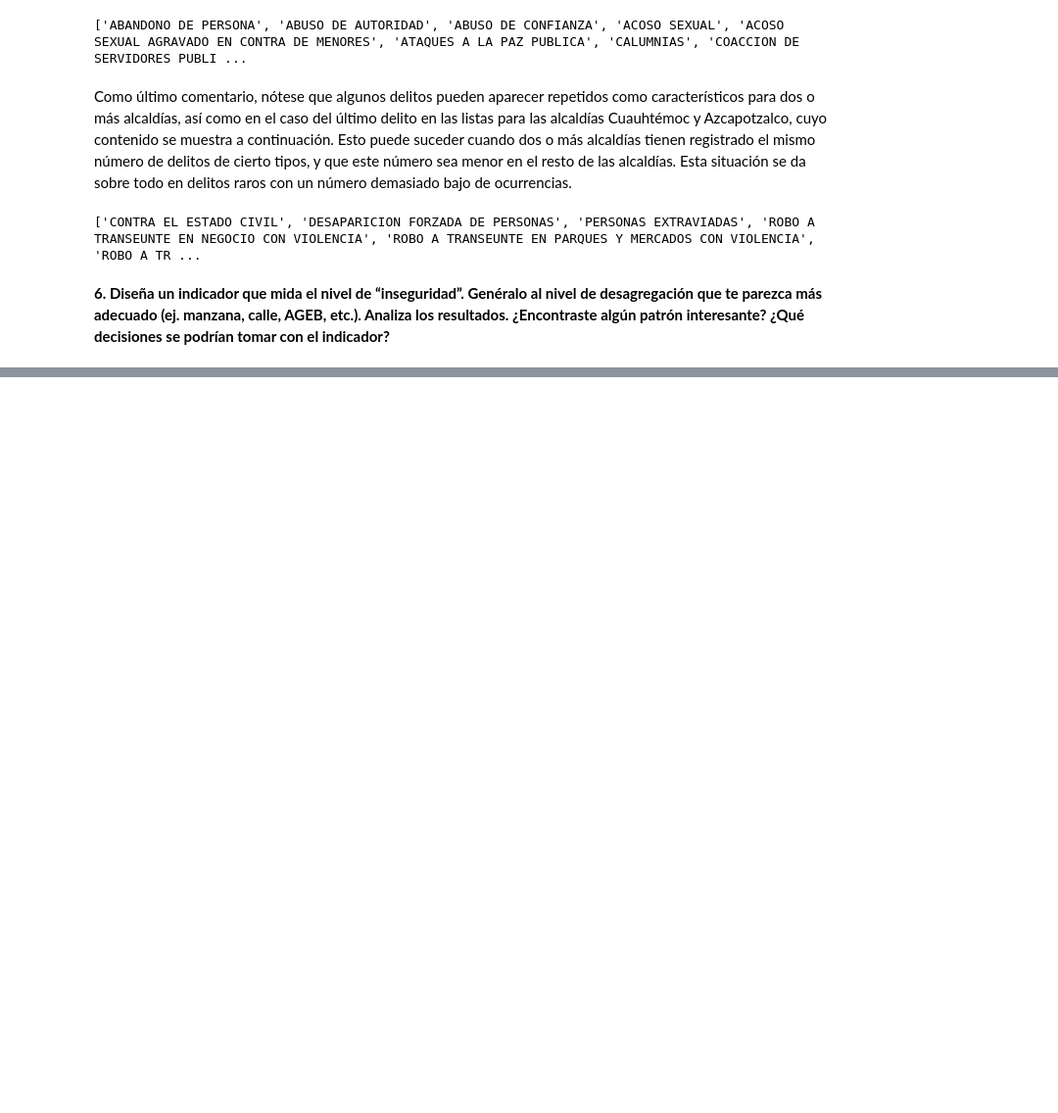
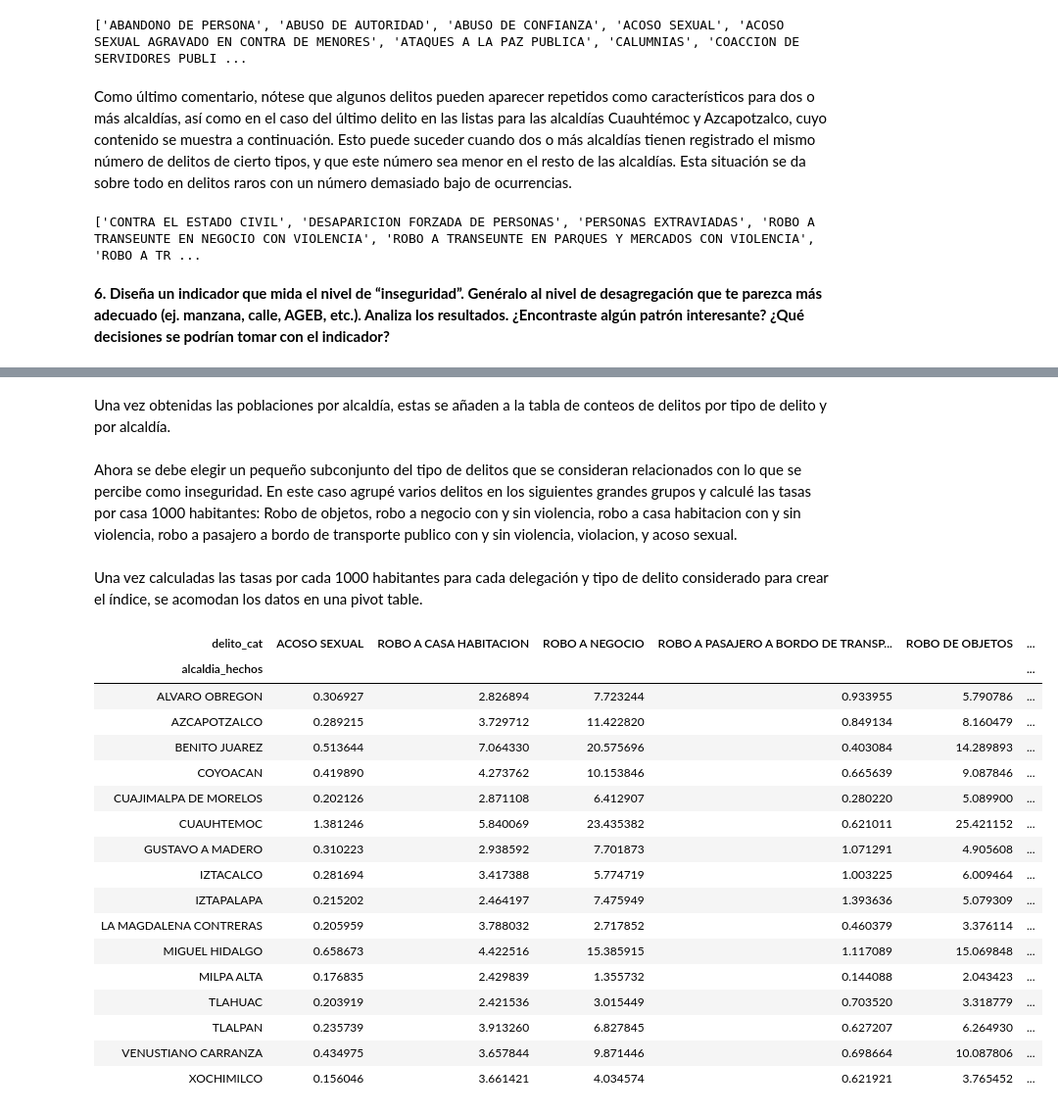
Before and after one commit to DarioDC/OPI, a Jupyter notebook: Examen_DarioDiazCuevas.ipynb, the cells around one changed output, grey strips where cells are left out. Shown at 98% size. Saved outputs shown, nothing was run; the diff lists cells and outputs as text; code cells hidden in the pictures; blank space fills up the shorter version.

Commit message:
Agregando contenido al ejercicio A.

```diff
--- a/Examen_DarioDiazCuevas.ipynb
+++ b/Examen_DarioDiazCuevas.ipynb
@@ -794,0 +783,10 @@ del_cdmx
+# %%
+#lectura de los datos poblacionales de INEGI
+pob = pd.read_csv('cdmx_cpv2020.csv')
+# %%
+#se extrae la poblacion por alcaldia
+pob_alc = pob[pob.NOM_LOC == 'Total del municipio'][['NOM_MUN','POBTOT']]
+
+#mayusculas y quitar acentos
+pob_alc.loc[:,'NOM_MUN'] = pob_alc.NOM_MUN.str.upper().str.replace('Ó','O').str.replace('Á','A').str.replace('É','E').str.replace('.','')
+pob_alc
@@ -794,0 +811,51 @@ del_cdmx
+# %% [markdown]
+Una vez obtenidas las poblaciones por alcaldía, estas se añaden a la tabla de conteos de delitos por tipo de delito y por alcaldía.
+# %%
+#merge de los datos poblacionales
+alc_del_pob = pd.merge(left= alc_del, right= pob_alc, how='left',left_on= 'alcaldia_hechos', right_on = 'NOM_MUN').drop(columns='NOM_MUN').rename(columns={'POBTOT':'pobtot'})
+# %% [markdown]
+Ahora se debe elegir un pequeño subconjunto del tipo de delitos que se consideran relacionados con lo que se percibe como inseguridad. En este caso agrupé varios delitos en los siguientes grandes grupos y calculé las tasas por casa 1000 habitantes: Robo de objetos, robo a negocio con y sin violencia, robo a casa habitacion con y sin violencia, robo a pasajero a bordo de transporte publico con y sin violencia, violacion, y acoso sexual.
+# %%
+#diccionario para mapear tipos de delitos a los tipos escogidos para la creacion del indice de inseguridad
+dicc = {'ROBO DE OBJETOS':'ROBO DE OBJETOS','ROBO A NEGOCIO CON VIOLENCIA':'ROBO A NEGOCIO', \
+        'ROBO A NEGOCIO SIN VIOLENCIA':'ROBO A NEGOCIO', 'ROBO A CASA HABITACION SIN VIOLENCIA':'ROBO A CASA HABITACION',\
+       'ROBO A CASA HABITACION CON VIOLENCIA':'ROBO A CASA HABITACION', \
+        'ROBO A PASAJERO A BORDO DE TRANSPORTE PÚBLICO CON VIOLENCIA':'ROBO A PASAJERO A BORDO DE TRANSPORTE PÚBLICO',\
+       'ROBO A PASAJERO A BORDO DE TRANSPORTE PÚBLICO SIN VIOLENCIA':'ROBO A PASAJERO A BORDO DE TRANSPORTE PÚBLICO','VIOLACION':'VIOLACION',\
+       'ACOSO SEXUAL':'ACOSO SEXUAL'}
+
+#se agregan una nueva variable con los tipos de delitos finales
+alc_del_pob['delito_cat'] = alc_del_pob.delito.apply(lambda x: "OTRO" if x not in dicc.keys() else dicc[x] )
+
+#agrupacion de la tabla y posteriormente suma del numero de delitos
+#los indices se reinician para tener los valores como columnas
+alc_del_pob =  alc_del_pob[['alcaldia_hechos','delito_cat','pobtot','delitos']][alc_del_pob.delito_cat != 'OTRO'].groupby(['alcaldia_hechos','delito_cat','pobtot'])
+alc_del_pob = alc_del_pob.agg(np.sum).reset_index()
+
+#calculo las tasas delictivas por cada 1000 habitantes
+alc_del_pob['tasa'] = (alc_del_pob['delitos'] / alc_del_pob['pobtot'])*1000
+# %% [markdown]
+Una vez calculadas las tasas por cada 1000 habitantes para cada delegación y tipo de delito considerado para crear el índice, se acomodan los datos en una pivot table.
+# %%
+#pasar a formato pivot table
+alc_del_pob_pivot = alc_del_pob.pivot(index='alcaldia_hechos', columns='delito_cat', values='tasa')
+alc_del_pob_pivot
+# %% [output]
+| delito_cat | ACOSO SEXUAL | ROBO A CASA HABITACION | ROBO A NEGOCIO | ROBO A PASAJERO A BORDO DE TRANSP... | ROBO DE OBJETOS | ... |
+| alcaldia_hechos |  |  |  |  |  | ... |
+| ALVARO OBREGON | 0.306927 | 2.826894 | 7.723244 | 0.933955 | 5.790786 | ... |
+| AZCAPOTZALCO | 0.289215 | 3.729712 | 11.422820 | 0.849134 | 8.160479 | ... |
+| BENITO JUAREZ | 0.513644 | 7.064330 | 20.575696 | 0.403084 | 14.289893 | ... |
+| COYOACAN | 0.419890 | 4.273762 | 10.153846 | 0.665639 | 9.087846 | ... |
+| CUAJIMALPA DE MORELOS | 0.202126 | 2.871108 | 6.412907 | 0.280220 | 5.089900 | ... |
+| CUAUHTEMOC | 1.381246 | 5.840069 | 23.435382 | 0.621011 | 25.421152 | ... |
+| GUSTAVO A MADERO | 0.310223 | 2.938592 | 7.701873 | 1.071291 | 4.905608 | ... |
+| IZTACALCO | 0.281694 | 3.417388 | 5.774719 | 1.003225 | 6.009464 | ... |
+| IZTAPALAPA | 0.215202 | 2.464197 | 7.475949 | 1.393636 | 5.079309 | ... |
+| LA MAGDALENA CONTRERAS | 0.205959 | 3.788032 | 2.717852 | 0.460379 | 3.376114 | ... |
+| MIGUEL HIDALGO | 0.658673 | 4.422516 | 15.385915 | 1.117089 | 15.069848 | ... |
+| MILPA ALTA | 0.176835 | 2.429839 | 1.355732 | 0.144088 | 2.043423 | ... |
+| TLAHUAC | 0.203919 | 2.421536 | 3.015449 | 0.703520 | 3.318779 | ... |
+| TLALPAN | 0.235739 | 3.913260 | 6.827845 | 0.627207 | 6.264930 | ... |
+| VENUSTIANO CARRANZA | 0.434975 | 3.657844 | 9.871446 | 0.698664 | 10.087806 | ... |
+| XOCHIMILCO | 0.156046 | 3.661421 | 4.034574 | 0.621921 | 3.765452 | ... |
```
Also changed, not shown: parts of 11 cells of this notebook.
